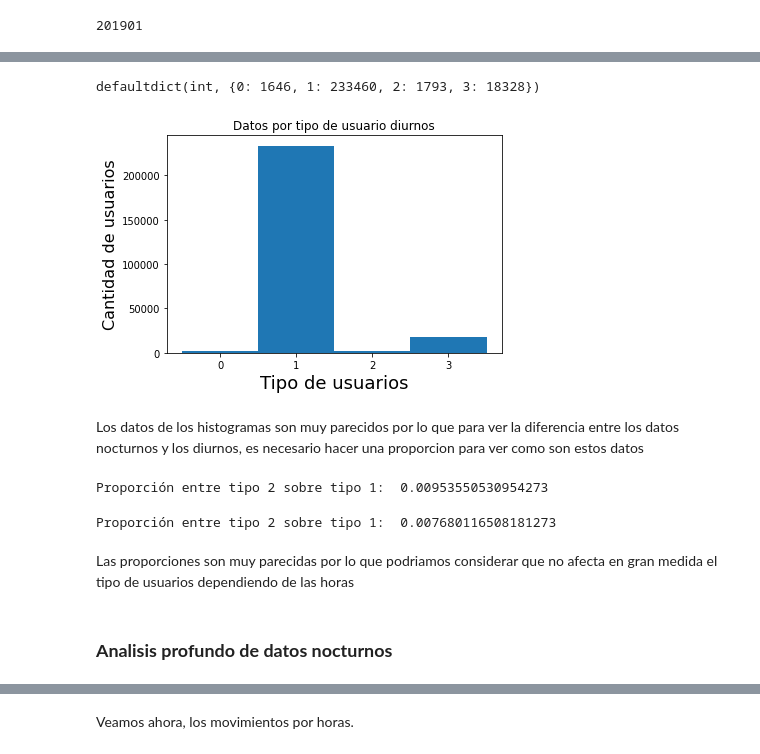
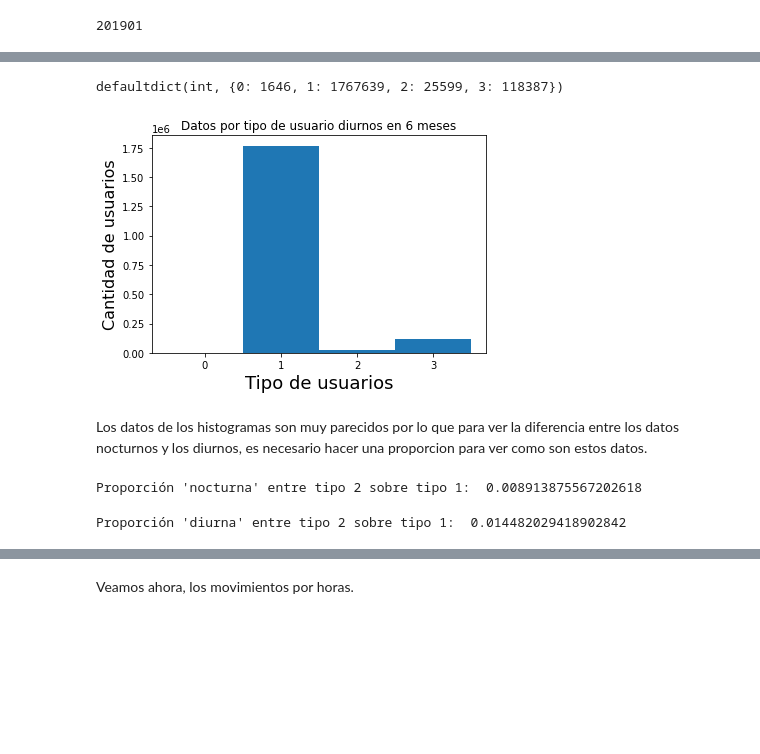
Before and after one commit to ParalelaUCM/biciMAD, a Jupyter notebook: PracticaSpark_BiciMad.ipynb, the cells around one changed output, grey strips where cells are left out. Drawn from its saved outputs; the diff is of its cells as text; code cells hidden in the pictures; blank space fills up the shorter version.

```diff
--- a/PracticaSpark_BiciMad.ipynb
+++ b/PracticaSpark_BiciMad.ipynb
@@ -291,35 +549,30 @@ rddDiurna.take(1)
 # %%
-#Separamos ahora por tipo de usuario y vemos cuantos hay de cada tipo en total en todo el mes(para caso diurno)
-rddDiurna_datos = rddDiurna.map(mapper)
-day_data = rddDiurna_datos.countByKey()
+#Separamos ahora por tipo de usuario y vemos cuantos hay de cada tipo en total (para el caso diurno)
+day_data = rddDiurna.map(lambda x: x['user_type']).countByValue()
 day_data
 # %% [output]
-defaultdict(int, {0: 1646, 1: 233460, 2: 1793, 3: 18328})
+defaultdict(int, {0: 1646, 1: 1767639, 2: 25599, 3: 118387})
 # %%
-plt.title('Datos por tipo de usuario diurnos')
+plt.title('Datos por tipo de usuario diurnos en 6 meses')
 names = list(day_data.keys())
 values = list(day_data.values())
 plt.bar(names, values, 1)
 plt.xlabel('Tipo de usuarios', fontsize=18)
 plt.ylabel('Cantidad de usuarios', fontsize=16)
 names.sort()
 plt.xticks(names, ["0","1","2","3"])
 plt.show()
 # %% [output]
-[figure, old version]
+[figure, new version]
 # %% [markdown]
-Los datos de los histogramas son muy parecidos por lo que para ver la diferencia entre los datos nocturnos y los diurnos, es necesario hacer una proporcion para ver como son estos datos
+Los datos de los histogramas son muy parecidos por lo que para ver la diferencia entre los datos nocturnos y los diurnos, es necesario hacer una proporcion para ver como son estos datos.
 # %%
 #Proporcion datos nocturnos
-print("Proporción entre tipo 2 sobre tipo 1: ", 132/13843)
+print("Proporción 'nocturna' entre tipo 2 sobre tipo 1: ", night_data[2]/night_data[1])
 # %% [output]
-Proporción entre tipo 2 sobre tipo 1:  0.00953550530954273
+Proporción 'nocturna' entre tipo 2 sobre tipo 1:  0.008913875567202618
 # %%
 #Proporcion datos diurnos
-print("Proporción entre tipo 2 sobre tipo 1: ", 1793/233460)
+print("Proporción 'diurna' entre tipo 2 sobre tipo 1: ", day_data[2]/day_data[1])
 # %% [output]
-Proporción entre tipo 2 sobre tipo 1:  0.007680116508181273
+Proporción 'diurna' entre tipo 2 sobre tipo 1:  0.014482029418902842
-# %% [markdown]
-Las proporciones son muy parecidas por lo que podriamos considerar que no afecta en gran medida el tipo de usuarios dependiendo de las horas
-# %% [markdown]
-### **Analisis profundo de datos nocturnos**
```
Also changed, not shown: parts of 100 cells of this notebook.
